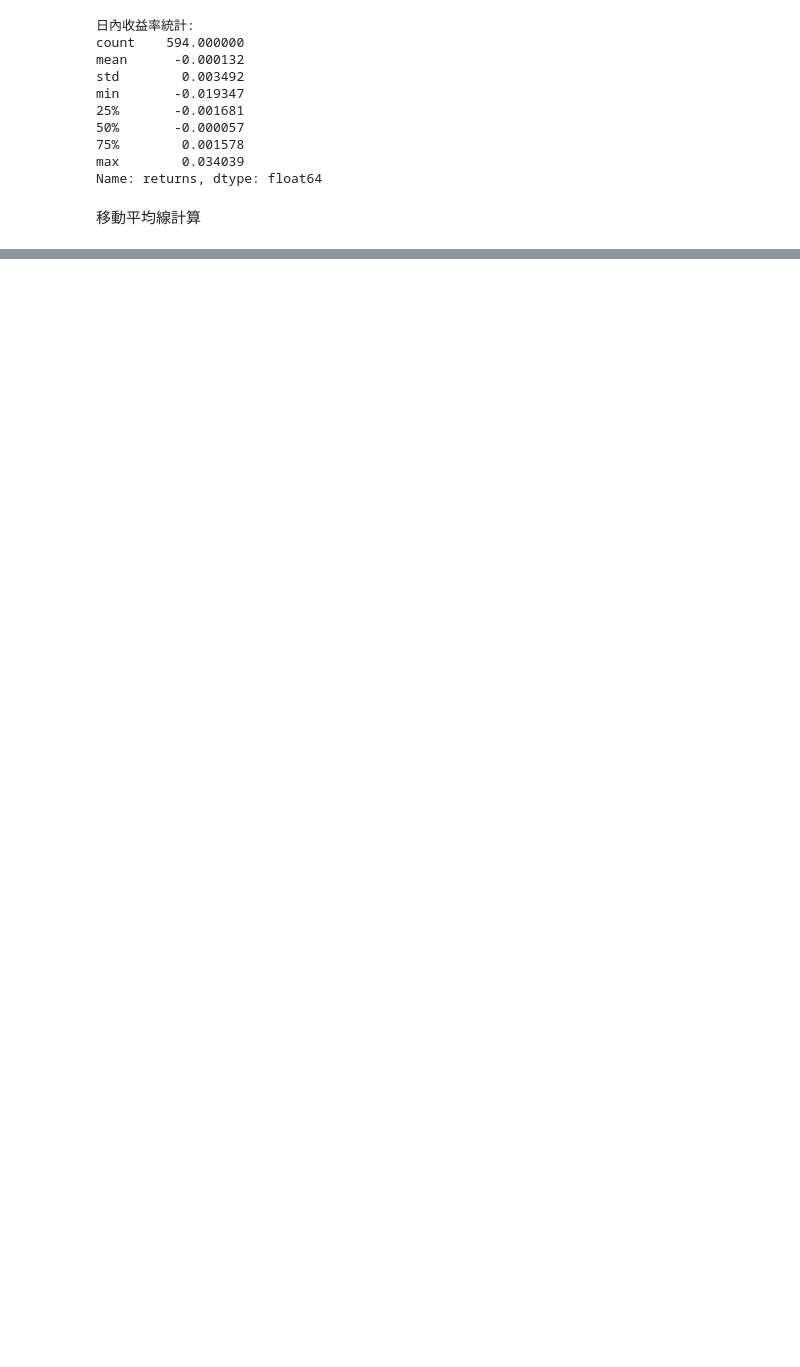
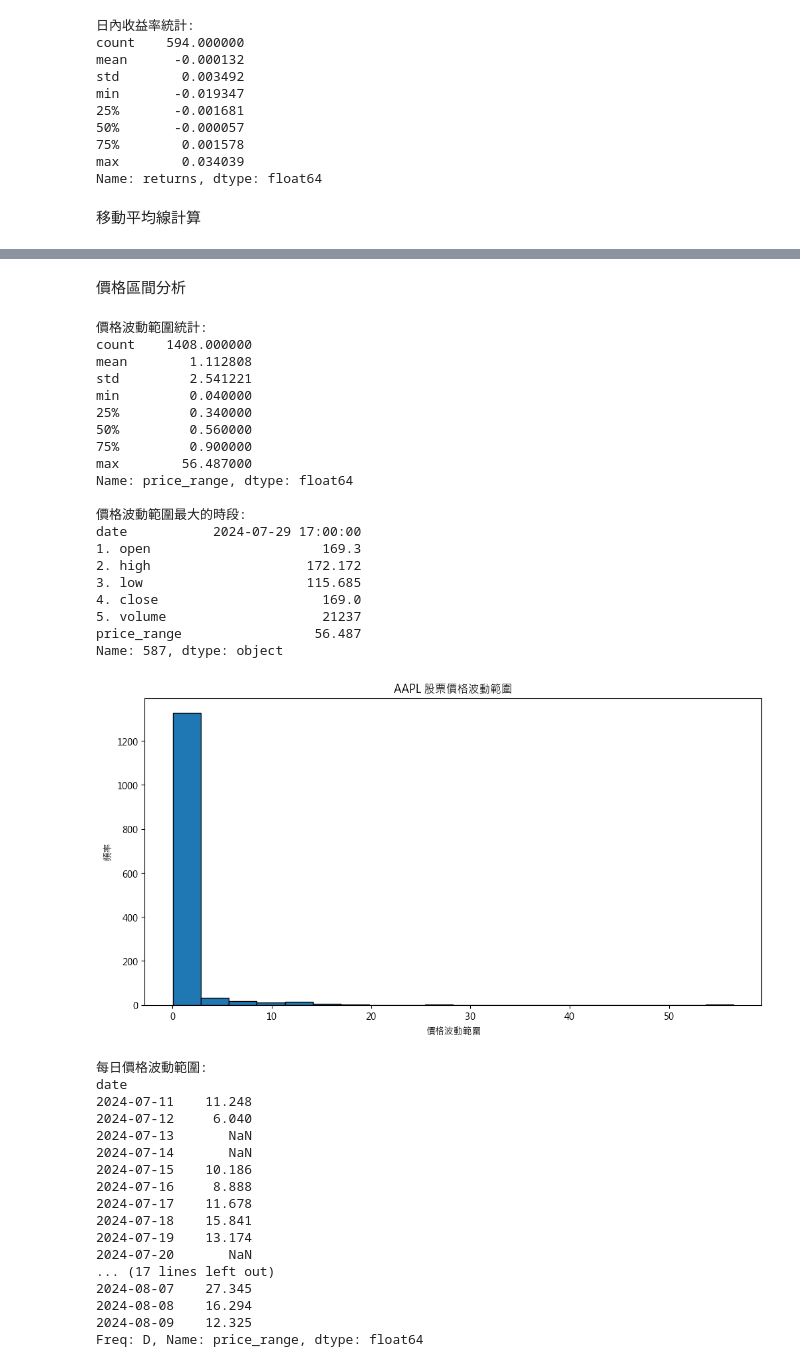
Before and after one commit to HankGuo93/stock-data-pipeline, a Jupyter notebook: stock_data_play_ground.ipynb, the cells around one changed output, grey strips where cells are left out. Drawn from its saved outputs; the diff is of its cells as text; code cells hidden in the pictures; blank space fills up the shorter version.

```diff
--- a/stock_data_play_ground.ipynb
+++ b/stock_data_play_ground.ipynb
@@ -194,0 +274,63 @@ Name: returns, dtype: float64
+# %% [markdown]
+價格區間分析
+# %%
+df['price_range'] = df[HIGH] - df[LOW]
+
+max_range = df.loc[df['price_range'].idxmax()]
+
+print("價格波動範圍統計: ")
+print(df['price_range'].describe())
+
+print("\n價格波動範圍最大的時段: ")
+print(max_range)
+
+plt.figure(figsize=(12, 6))
+plt.hist(df['price_range'], bins=20, edgecolor='black')
+plt.title('AAPL 股票價格波動範圍')
+plt.xlabel('價格波動範圍')
+plt.ylabel('頻率')
+plt.show()
+
+daily_range = df.resample('D', on='date')['price_range'].max()
+
+print("\n每日價格波動範圍: ")
+print(daily_range)
+# %% [output]
+價格波動範圍統計:
+count    1408.000000
+mean        1.112808
+std         2.541221
+min         0.040000
+25%         0.340000
+50%         0.560000
+75%         0.900000
+max        56.487000
+Name: price_range, dtype: float64
+
+價格波動範圍最大的時段:
+date           2024-07-29 17:00:00
+1. open                      169.3
+2. high                    172.172
+3. low                     115.685
+4. close                     169.0
+5. volume                    21237
+price_range                 56.487
+Name: 587, dtype: object
+[figure, added]
+每日價格波動範圍:
+date
+2024-07-11    11.248
+2024-07-12     6.040
+2024-07-13       NaN
+2024-07-14       NaN
+2024-07-15    10.186
+2024-07-16     8.888
+2024-07-17    11.678
+2024-07-18    15.841
+2024-07-19    13.174
+2024-07-20       NaN
+... (17 lines left out)
+2024-08-07    27.345
+2024-08-08    16.294
+2024-08-09    12.325
+Freq: D, Name: price_range, dtype: float64
```
Also changed, not shown: parts of 10 cells of this notebook.
